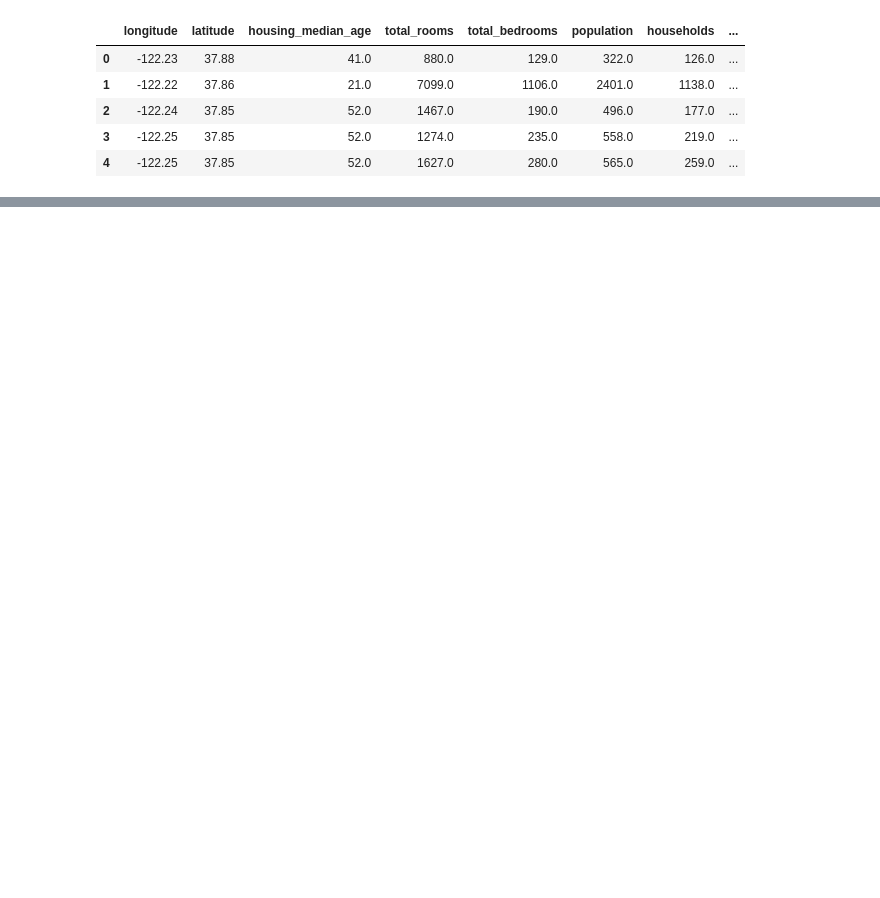
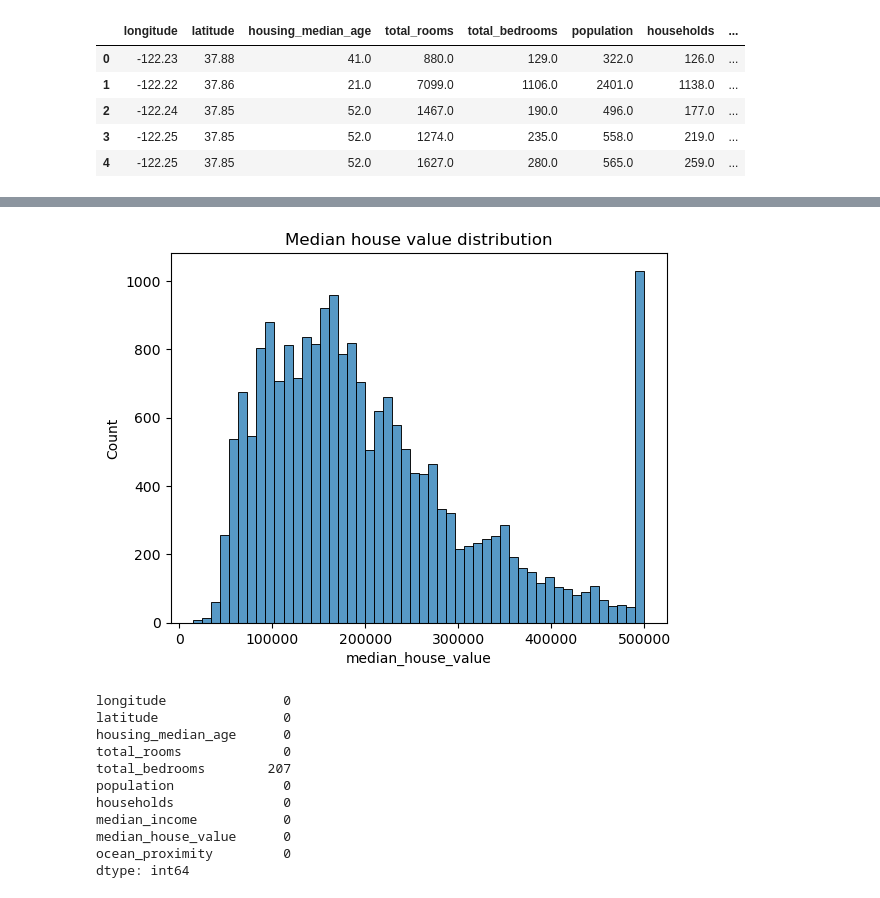
Before and after one commit to Bryan1805a/Learning, a Jupyter notebook: Machine_learning/housing_price_prediction/01_data_exploring.ipynb, the cells around one changed output, grey strips where cells are left out. Cells and saved outputs as stored; diff of their text form; code cells hidden in the pictures; blank space fills up the shorter version.

```diff
--- a/Machine_learning/housing_price_prediction/01_data_exploring.ipynb
+++ b/Machine_learning/housing_price_prediction/01_data_exploring.ipynb
@@ -13,0 +49,19 @@ df.head()
+# %%
+sns.histplot(df['median_house_value'], bins=50)
+plt.title("Median house value distribution")
+plt.show()
+
+print(df.isnull().sum())
+# %% [output]
+[figure, added]
+longitude               0
+latitude                0
+housing_median_age      0
+total_rooms             0
+total_bedrooms        207
+population              0
+households              0
+median_income           0
+median_house_value      0
+ocean_proximity         0
+dtype: int64
```
Also changed, not shown: parts of 15 cells of this notebook.
